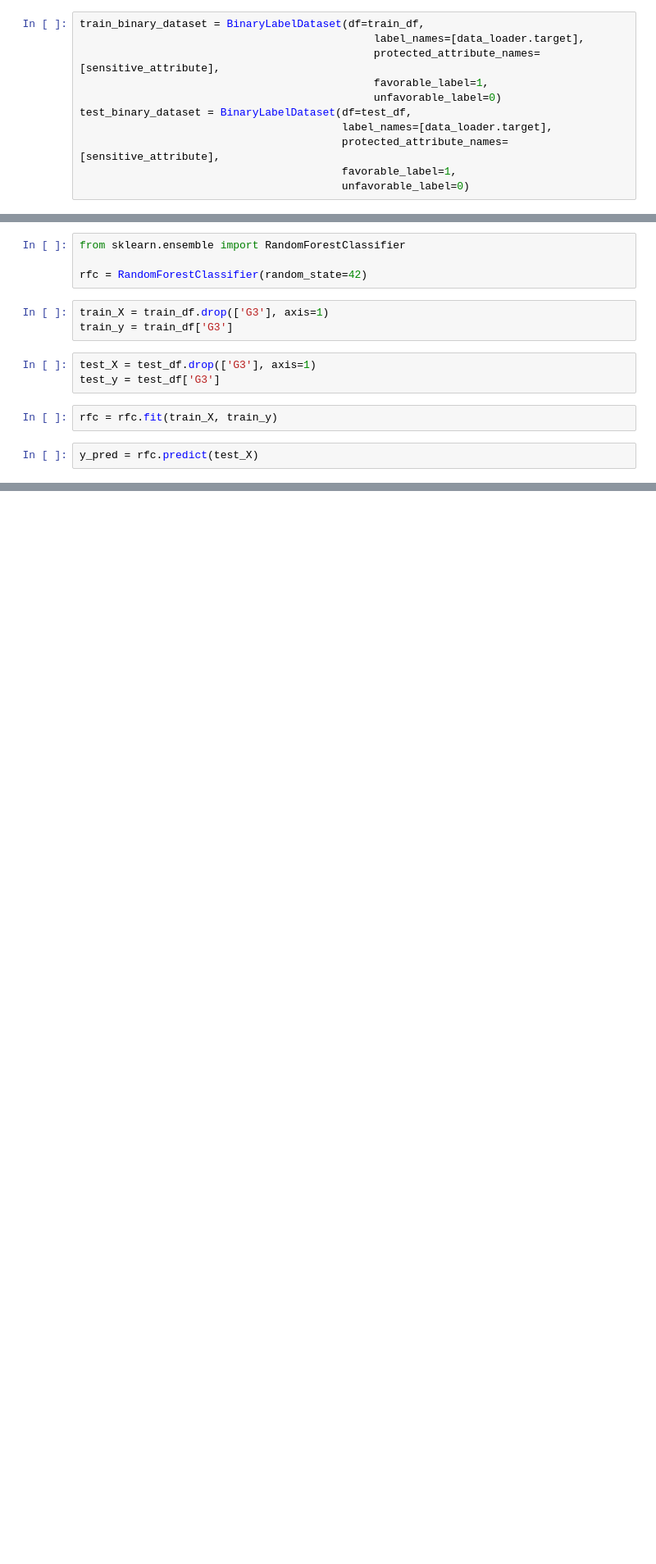
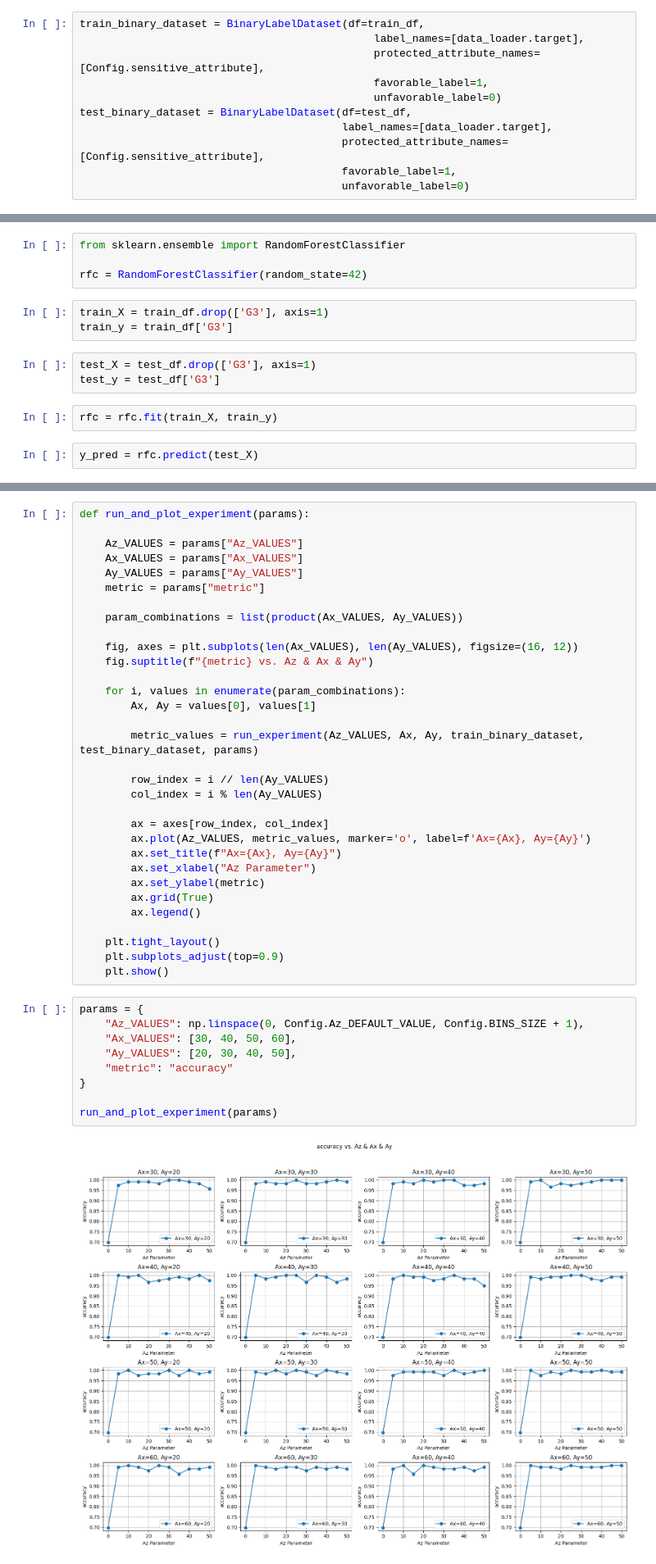
Before and after one commit to Dichik/Experiments-AAAI-24, a Jupyter notebook: notebooks/mult_repair_levels_student_performance/lfr_check.ipynb, the cells around one changed output, grey strips where cells are left out. Shown at 82% size. Saved outputs shown, nothing was run; the diff lists cells and outputs as text; blank space fills up the shorter version.

```diff
--- a/notebooks/mult_repair_levels_student_performance/lfr_check.ipynb
+++ b/notebooks/mult_repair_levels_student_performance/lfr_check.ipynb
@@ -97,12 +83,12 @@ test_df[base_flow_dataset.target] = base_flow_dataset.y_test
 # %%
 train_binary_dataset = BinaryLabelDataset(df=train_df,
                                               label_names=[data_loader.target],
-                                              protected_attribute_names=[sensitive_attribute],
+                                              protected_attribute_names=[Config.sensitive_attribute],
                                               favorable_label=1,
                                               unfavorable_label=0)
 test_binary_dataset = BinaryLabelDataset(df=test_df,
                                          label_names=[data_loader.target],
-                                         protected_attribute_names=[sensitive_attribute],
+                                         protected_attribute_names=[Config.sensitive_attribute],
                                          favorable_label=1,
                                          unfavorable_label=0)
 # %%
@@ -406,0 +274,43 @@ KeyboardInterrupt:
+# %%
+def run_and_plot_experiment(params):
+
+    Az_VALUES = params["Az_VALUES"]
+    Ax_VALUES = params["Ax_VALUES"]
+    Ay_VALUES = params["Ay_VALUES"]
+    metric = params["metric"]
+
+    param_combinations = list(product(Ax_VALUES, Ay_VALUES))
+
+    fig, axes = plt.subplots(len(Ax_VALUES), len(Ay_VALUES), figsize=(16, 12))
+    fig.suptitle(f"{metric} vs. Az & Ax & Ay")
+
+    for i, values in enumerate(param_combinations):
+        Ax, Ay = values[0], values[1]
+
+        metric_values = run_experiment(Az_VALUES, Ax, Ay, train_binary_dataset, test_binary_dataset, params)
+
+        row_index = i // len(Ay_VALUES)
+        col_index = i % len(Ay_VALUES)
+
+        ax = axes[row_index, col_index]
+        ax.plot(Az_VALUES, metric_values, marker='o', label=f'Ax={Ax}, Ay={Ay}')
+        ax.set_title(f"Ax={Ax}, Ay={Ay}")
+        ax.set_xlabel("Az Parameter")
+        ax.set_ylabel(metric)
+        ax.grid(True)
+        ax.legend()
+
+    plt.tight_layout()
+    plt.subplots_adjust(top=0.9)
+    plt.show()
+# %%
+params = {
+    "Az_VALUES": np.linspace(0, Config.Az_DEFAULT_VALUE, Config.BINS_SIZE + 1),
+    "Ax_VALUES": [30, 40, 50, 60],
+    "Ay_VALUES": [20, 30, 40, 50],
+    "metric": "accuracy"
+}
+
+run_and_plot_experiment(params)
+# %% [output]
+[figure, added]
```
Also changed, not shown: parts of 41 cells of this notebook, 57 other files.
